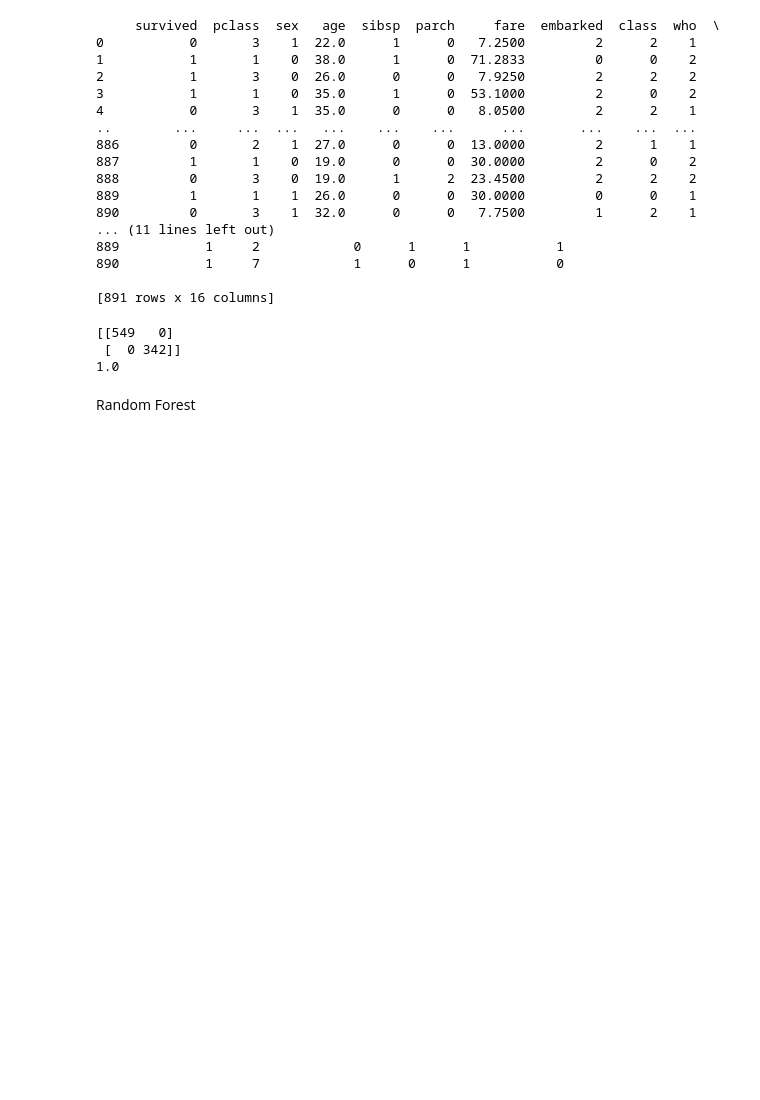
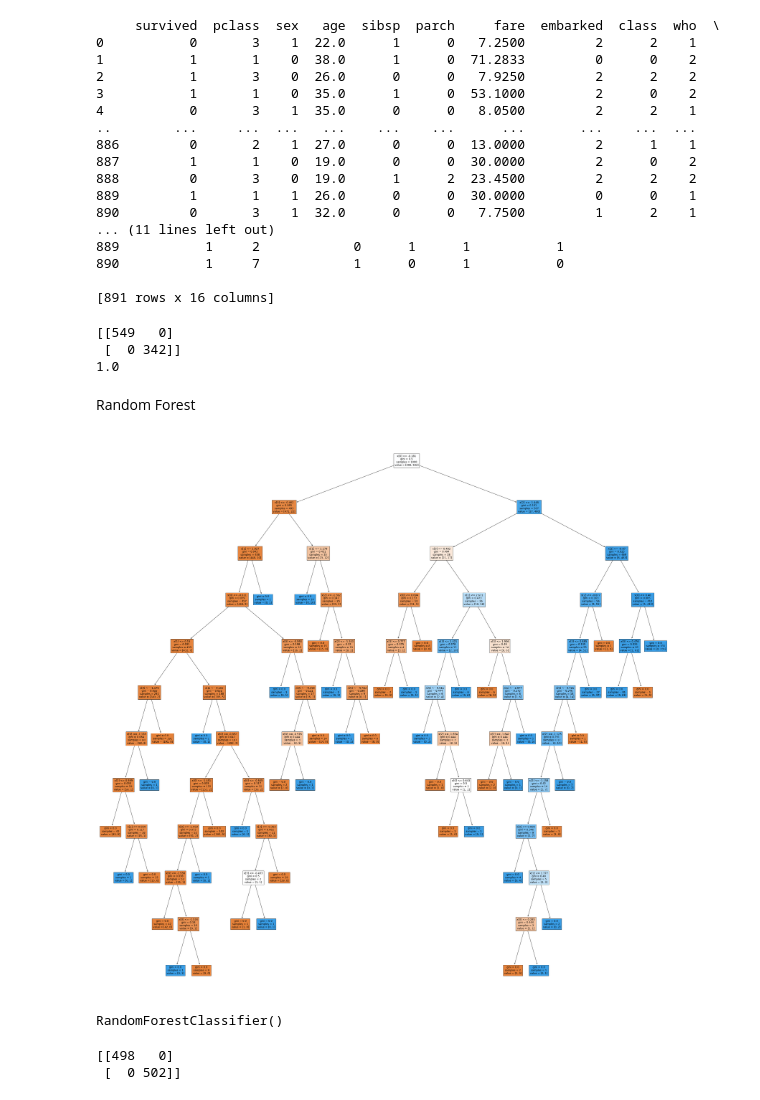
Before and after one commit to ShreeKeshavan/Machine_Learning, a Jupyter notebook: Decision_Tree(Diabetes_Dataset).ipynb, the cells around one changed output. Saved outputs shown, nothing was run; the diff lists cells and outputs as text; code cells hidden in the pictures; blank space fills up the shorter version.

```diff
--- a/Decision_Tree(Diabetes_Dataset).ipynb
+++ b/Decision_Tree(Diabetes_Dataset).ipynb
@@ -181,0 +189,28 @@ Random Forest
+# %%
+x,y = make_classification(n_samples=1000,n_features=4,random_state=0,shuffle=True)#to make own sample dataset
+# n_samples = number of samples we want to make
+# n_features = number of features/columns we want
+# random_state = is to choose the same data each_time without suffleing
+# shuffle = to suffle the datas each tym
+# %%
+dt = DecisionTreeClassifier()
+dt.fit(x,y)
+prediction = dt.predict(x)
+# %%
+fig = plt.figure(figsize = (50,50))
+tree.plot_tree(dt,filled=True)
+plt.savefig('decision.pdf')
+plt.show()
+# %% [output]
+[figure, added]
+# %%
+rf = RandomForestClassifier()
+rf.fit(x,y)
+# we dont need to give predict in random forest
+# %% [output]
+RandomForestClassifier()
+# %%
+print(confusion_matrix(y,prediction))
+# %% [output]
+[[498   0]
+ [  0 502]]
```
Also changed, not shown: parts of 1 cell of this notebook.
